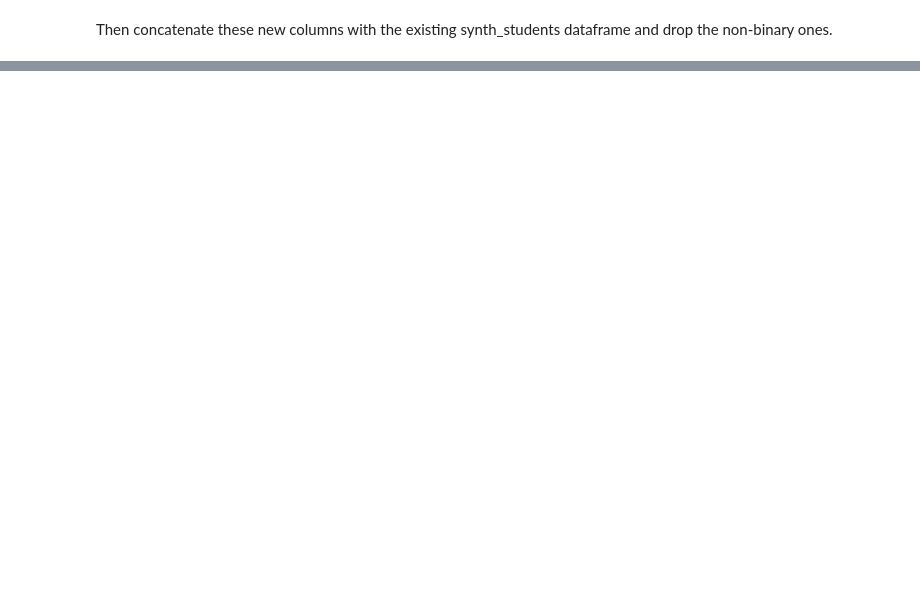
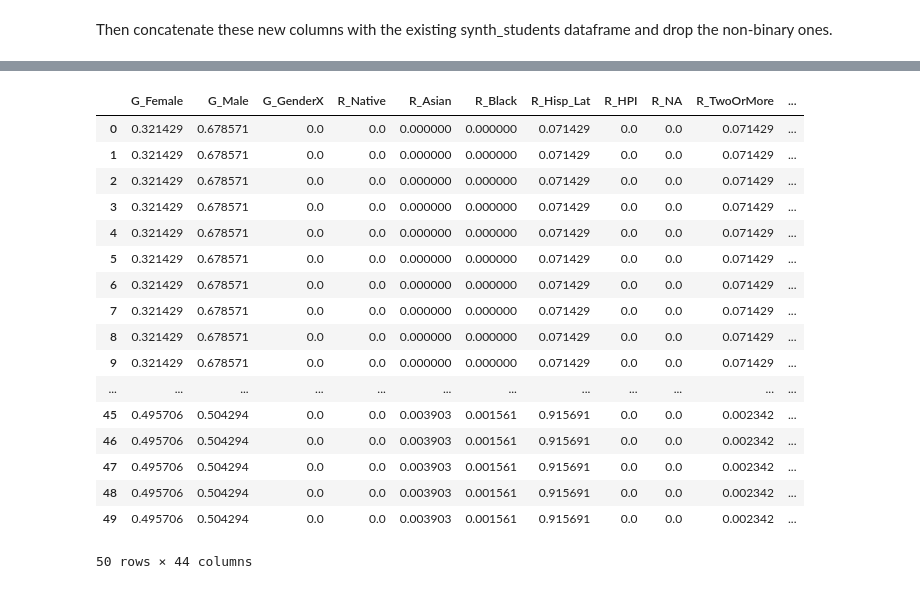
Before and after one commit to brinkbrink/WA_CS, a Jupyter notebook: WACSKeyPredictors.ipynb, the cells around one changed output, grey strips where cells are left out. Cells and saved outputs as stored; diff of their text form; code cells hidden in the pictures; blank space fills up the shorter version.

```diff
--- a/WACSKeyPredictors.ipynb
+++ b/WACSKeyPredictors.ipynb
@@ -607,0 +670,4 @@ Now we are concerned with normalizing the generated data to prepare for PCA.
+# %%
+allstudents_df = synth_school[['AllStudents']].copy()
+synth_probs['AllStudents'] = allstudents_df
+synth_probs.head()
@@ -607,0 +682,27 @@ Now we are concerned with normalizing the generated data to prepare for PCA.
+# %%
+
+
+synth_sch_stu = pd.concat([synth_probs.loc[synth_probs.index.repeat(synth_probs['AllStudents'])].reset_index(drop=True),
+                        synth_probs['AllStudents'].repeat(synth_probs['AllStudents']).reset_index(drop=True).rename('AllStudents')], axis=1)
+
+
+synth_sch_stu.head(50)
+# %% [output]
+|  | G_Female | G_Male | G_GenderX | R_Native | R_Asian | R_Black | R_Hisp_Lat | R_HPI | R_NA | R_TwoOrMore | ... |
+| 0 | 0.321429 | 0.678571 | 0.0 | 0.0 | 0.000000 | 0.000000 | 0.071429 | 0.0 | 0.0 | 0.071429 | ... |
+| 1 | 0.321429 | 0.678571 | 0.0 | 0.0 | 0.000000 | 0.000000 | 0.071429 | 0.0 | 0.0 | 0.071429 | ... |
+| 2 | 0.321429 | 0.678571 | 0.0 | 0.0 | 0.000000 | 0.000000 | 0.071429 | 0.0 | 0.0 | 0.071429 | ... |
+| 3 | 0.321429 | 0.678571 | 0.0 | 0.0 | 0.000000 | 0.000000 | 0.071429 | 0.0 | 0.0 | 0.071429 | ... |
+| 4 | 0.321429 | 0.678571 | 0.0 | 0.0 | 0.000000 | 0.000000 | 0.071429 | 0.0 | 0.0 | 0.071429 | ... |
+| 5 | 0.321429 | 0.678571 | 0.0 | 0.0 | 0.000000 | 0.000000 | 0.071429 | 0.0 | 0.0 | 0.071429 | ... |
+| 6 | 0.321429 | 0.678571 | 0.0 | 0.0 | 0.000000 | 0.000000 | 0.071429 | 0.0 | 0.0 | 0.071429 | ... |
+| 7 | 0.321429 | 0.678571 | 0.0 | 0.0 | 0.000000 | 0.000000 | 0.071429 | 0.0 | 0.0 | 0.071429 | ... |
+| 8 | 0.321429 | 0.678571 | 0.0 | 0.0 | 0.000000 | 0.000000 | 0.071429 | 0.0 | 0.0 | 0.071429 | ... |
+| 9 | 0.321429 | 0.678571 | 0.0 | 0.0 | 0.000000 | 0.000000 | 0.071429 | 0.0 | 0.0 | 0.071429 | ... |
+| ... | ... | ... | ... | ... | ... | ... | ... | ... | ... | ... | ... |
+| 45 | 0.495706 | 0.504294 | 0.0 | 0.0 | 0.003903 | 0.001561 | 0.915691 | 0.0 | 0.0 | 0.002342 | ... |
+| 46 | 0.495706 | 0.504294 | 0.0 | 0.0 | 0.003903 | 0.001561 | 0.915691 | 0.0 | 0.0 | 0.002342 | ... |
+| 47 | 0.495706 | 0.504294 | 0.0 | 0.0 | 0.003903 | 0.001561 | 0.915691 | 0.0 | 0.0 | 0.002342 | ... |
+| 48 | 0.495706 | 0.504294 | 0.0 | 0.0 | 0.003903 | 0.001561 | 0.915691 | 0.0 | 0.0 | 0.002342 | ... |
+| 49 | 0.495706 | 0.504294 | 0.0 | 0.0 | 0.003903 | 0.001561 | 0.915691 | 0.0 | 0.0 | 0.002342 | ... |
+50 rows × 44 columns
```
Also changed, not shown: parts of 33 cells of this notebook.
